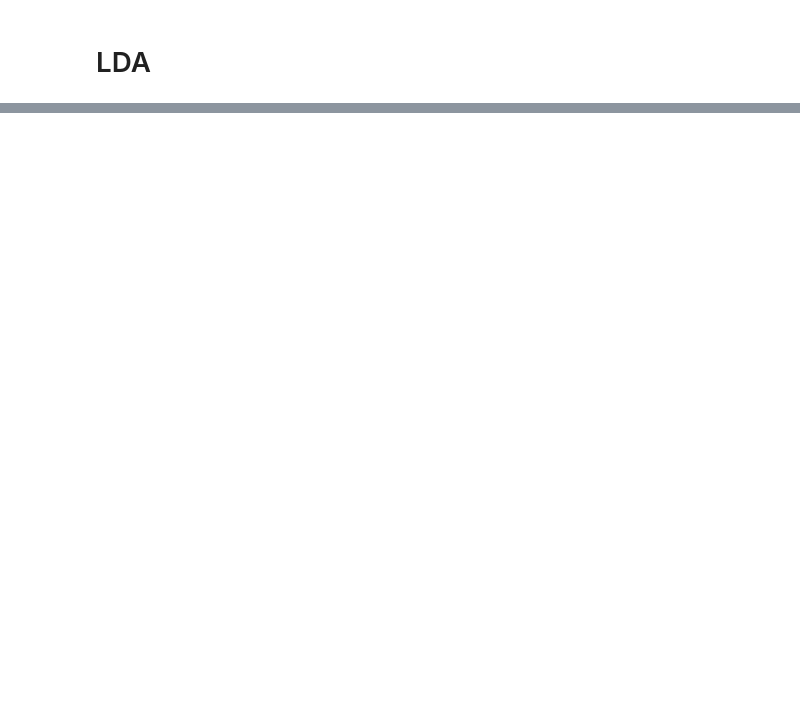
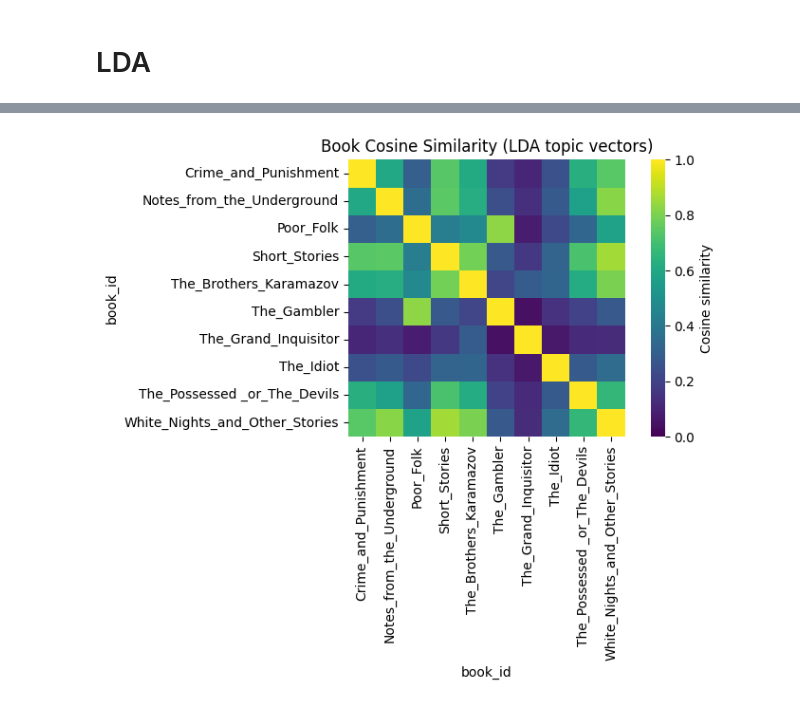
Before and after one commit to agastyaharta/text_mining_final_project, a Jupyter notebook: text_mining_topic_modelling/topic_modeling.ipynb, the cells around one changed output, grey strips where cells are left out. Saved outputs shown, nothing was run; the diff lists cells and outputs as text; code cells hidden in the pictures; blank space fills up the shorter version.

```diff
--- a/text_mining_topic_modelling/topic_modeling.ipynb
+++ b/text_mining_topic_modelling/topic_modeling.ipynb
@@ -169,0 +291,16 @@ df_sim
+# %%
+plt.figure(figsize=(8, 6))
+sns.heatmap(
+    lda_book_sim,
+    cmap="viridis",
+    vmin=0, vmax=1,
+    square=True,
+    cbar_kws={"label": "Cosine similarity"}
+)
+plt.title("Book Cosine Similarity (LDA topic vectors)")
+plt.xlabel("book_id")
+plt.ylabel("book_id")
+plt.tight_layout()
+plt.show()
+# %% [output]
+[figure, added]
```
Also changed, not shown: parts of 27 cells of this notebook, 2 other files.
